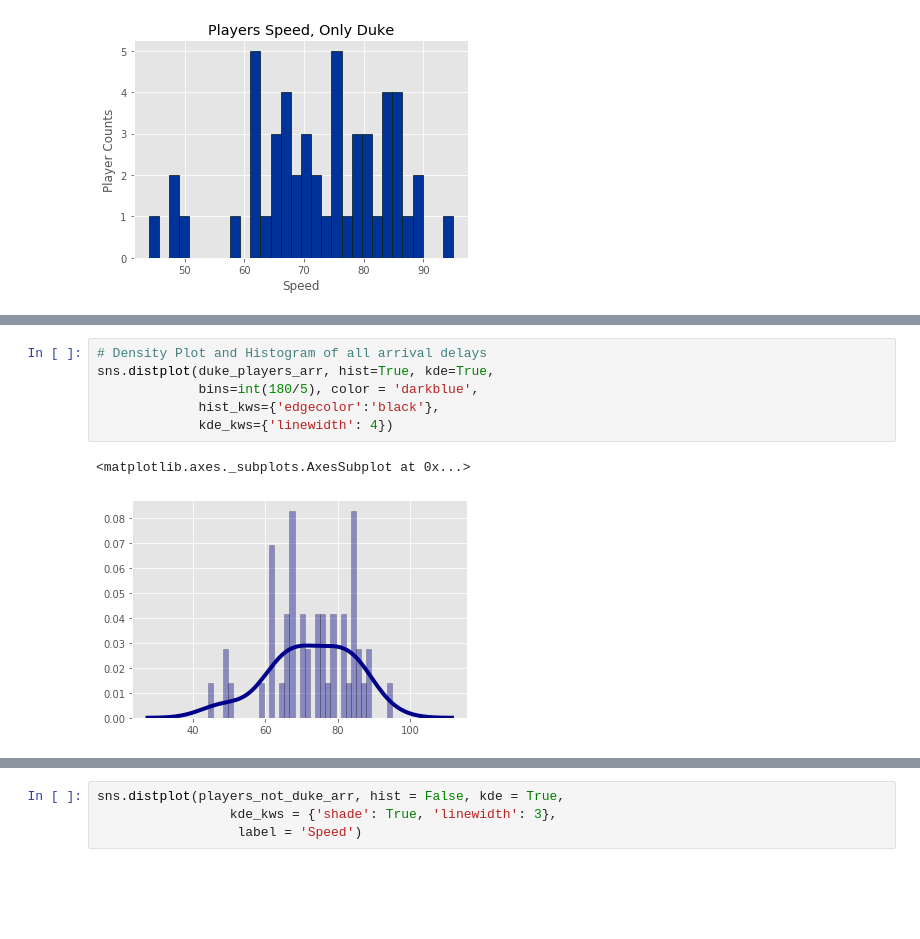
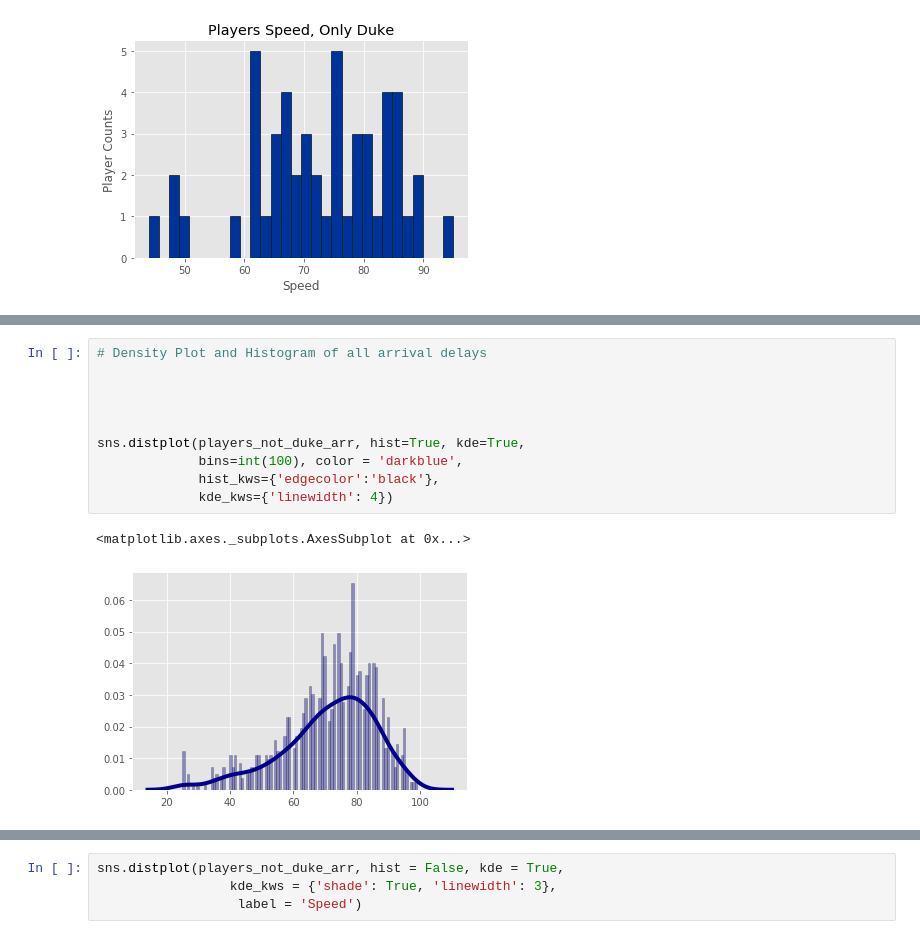
Before and after one commit to brandonmojica/2k_my_teams_analysis, a Jupyter notebook: 2k_myteams_data_cleaning_2.ipynb, the cells around one changed output, grey strips where cells are left out. Cells and saved outputs as stored; diff of their text form; blank space fills up the shorter version.

```diff
--- a/2k_myteams_data_cleaning_2.ipynb
+++ b/2k_myteams_data_cleaning_2.ipynb
@@ -307,9 +319,13 @@ Text(0, 0.5, 'Player Counts')
 # %%
 # Density Plot and Histogram of all arrival delays
-sns.distplot(duke_players_arr, hist=True, kde=True,
-             bins=int(180/5), color = 'darkblue',
+
+
+
+
+sns.distplot(players_not_duke_arr, hist=True, kde=True,
+             bins=int(100), color = 'darkblue',
              hist_kws={'edgecolor':'black'},
              kde_kws={'linewidth': 4})
 # %% [output]
 <matplotlib.axes._subplots.AxesSubplot at 0x...>
-[figure, old version]
+[figure, new version]
```
Also changed, not shown: parts of 11 cells of this notebook, 2 other files.
